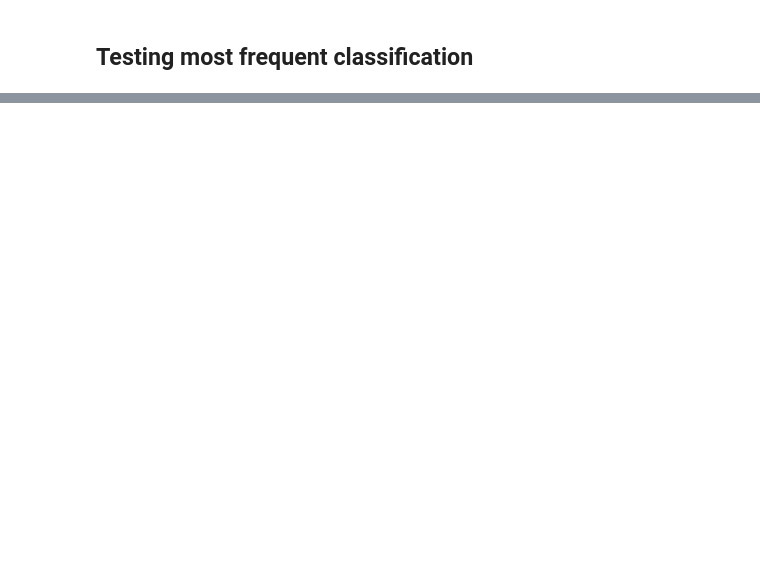
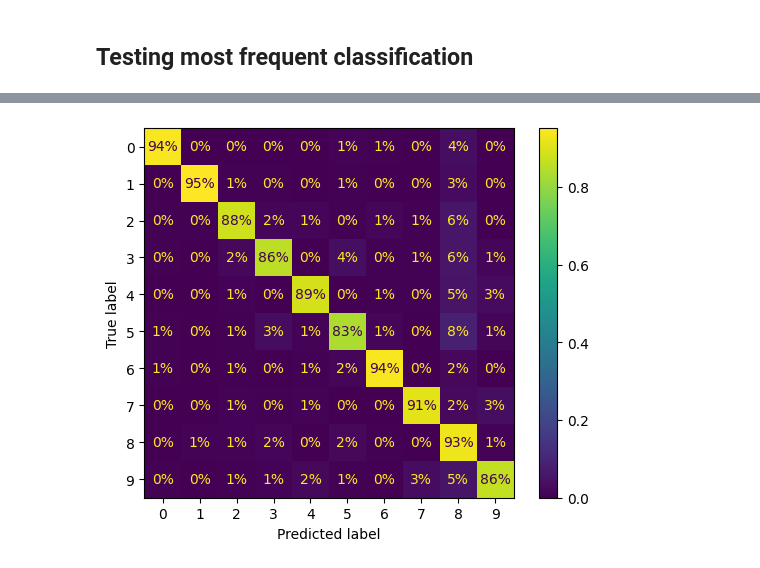
Before and after one commit to mac-dev1/hands-on-ml-notebooks, a Jupyter notebook: Chapter 3/mnist_classification.ipynb, the cells around one changed output, grey strips where cells are left out. Saved outputs shown, nothing was run; the diff lists cells and outputs as text; code cells hidden in the pictures; blank space fills up the shorter version.

```diff
--- a/Chapter 3/mnist_classification.ipynb
+++ b/Chapter 3/mnist_classification.ipynb
@@ -167,0 +255,8 @@ roc_auc_score(y_train_5,y_scores)
+# %%
+from sklearn.metrics import ConfusionMatrixDisplay
+from sklearn.preprocessing import StandardScaler
+
+sgd_clf = SGDClassifier(random_state=42)
+sgd_clf.fit(X_train,y_train)
+X_train_scaled = StandardScaler().fit_transform(X_train.astype("float64"))
+y_train_pred = cross_val_predict(sgd_classifier,X_train_scaled,y_train,cv=3)
@@ -167,0 +268,5 @@ roc_auc_score(y_train_5,y_scores)
+# %%
+ConfusionMatrixDisplay.from_predictions(y_train,y_train_pred,normalize="true",values_format=".0%")
+plt.show()
+# %% [output]
+[figure, added]
```
Also changed, not shown: parts of 52 cells of this notebook, 2 other files.
